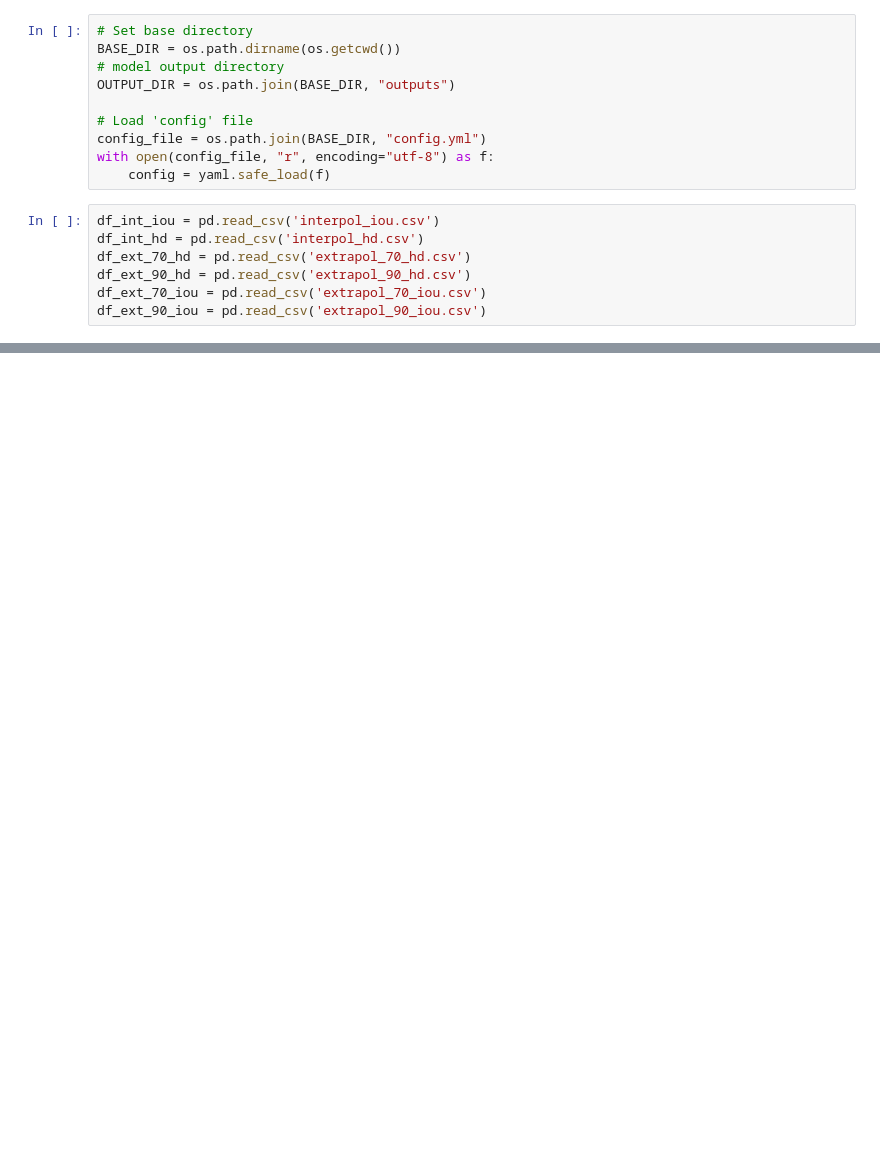
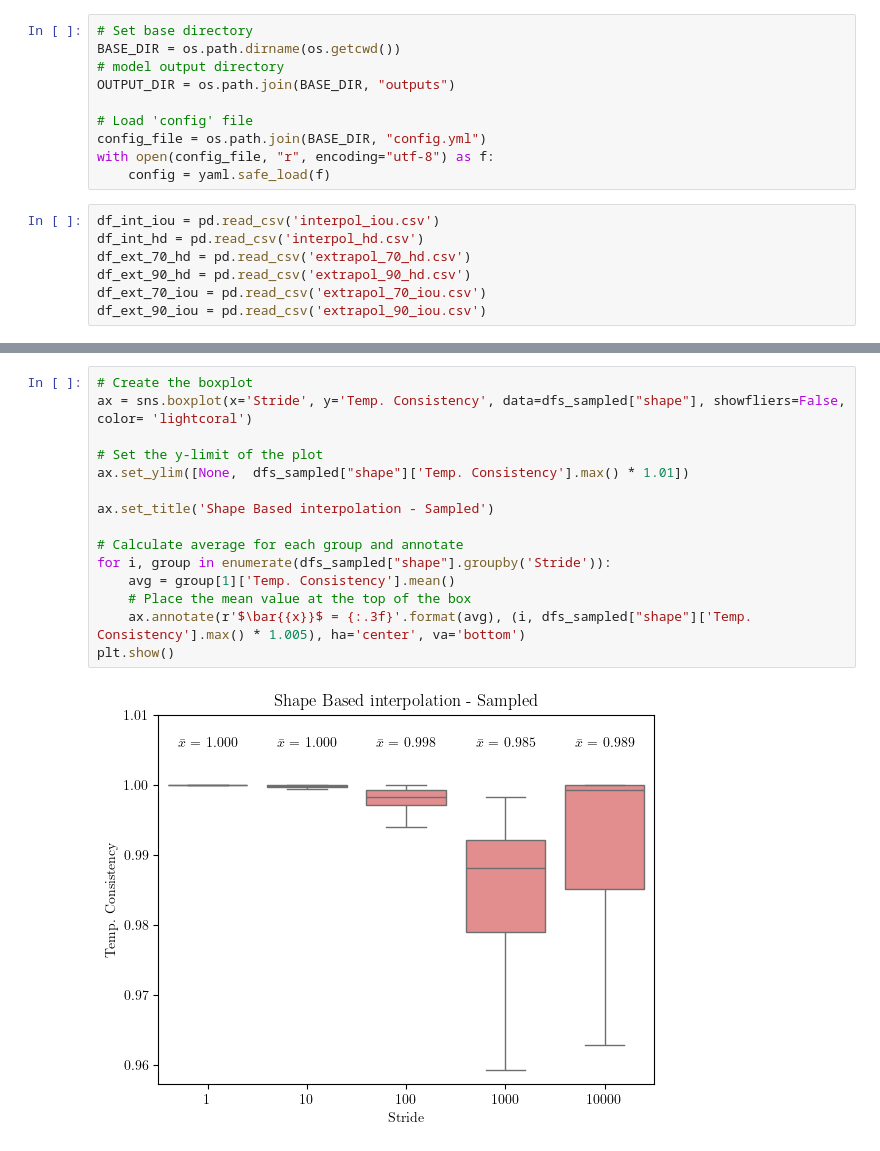
Before and after one commit to Tiago1Ribeiro/spatiotemporal-vae-reconstruction, a Jupyter notebook: notebooks/4_results_vis.ipynb, the cells around one changed output, grey strips where cells are left out. Saved outputs shown, nothing was run; the diff lists cells and outputs as text; blank space fills up the shorter version.

```diff
--- a/notebooks/4_results_vis.ipynb
+++ b/notebooks/4_results_vis.ipynb
@@ -61,0 +172,17 @@ tc_csv
+# %%
+# Create the boxplot
+ax = sns.boxplot(x='Stride', y='Temp. Consistency', data=dfs_sampled["shape"], showfliers=False, color= 'lightcoral')
+
+# Set the y-limit of the plot
+ax.set_ylim([None,  dfs_sampled["shape"]['Temp. Consistency'].max() * 1.01])
+
+ax.set_title('Shape Based interpolation - Sampled')
+
+# Calculate average for each group and annotate
+for i, group in enumerate(dfs_sampled["shape"].groupby('Stride')):
+    avg = group[1]['Temp. Consistency'].mean()
+    # Place the mean value at the top of the box
+    ax.annotate(r'$\bar{{x}}$ = {:.3f}'.format(avg), (i, dfs_sampled["shape"]['Temp. Consistency'].max() * 1.005), ha='center', va='bottom')
+plt.show()
+# %% [output]
+[figure, added]
```
Also changed, not shown: parts of 18 cells of this notebook, 4 other files.
